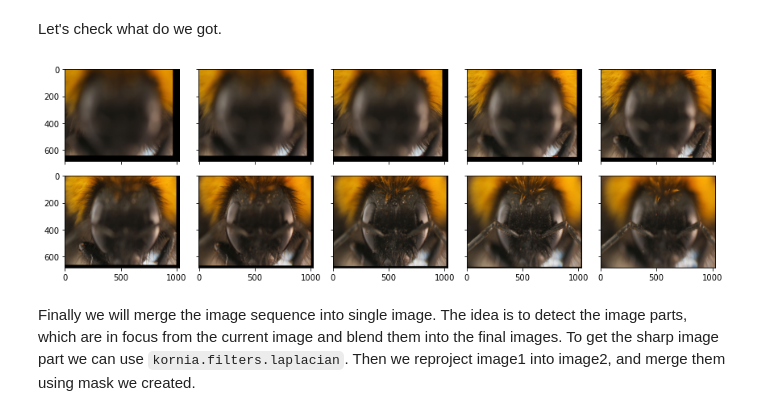
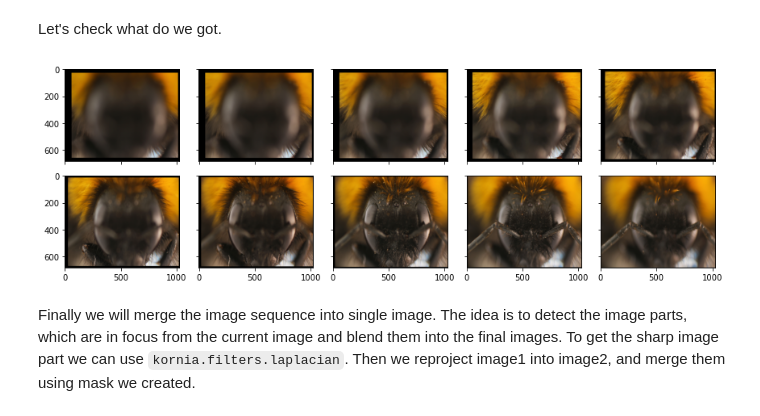
Before and after one commit to kornia/tutorials, a Jupyter notebook: source/image-registration.ipynb, the cells around one changed output. Saved outputs shown, nothing was run; the diff lists cells and outputs as text; code cells hidden in the pictures.

```diff
--- a/source/image-registration.ipynb
+++ b/source/image-registration.ipynb
@@ -84,7 +84,7 @@ for i, fname in tqdm(enumerate(fnames)):
     prev_img = load_timg(fnames[i-1]).to(device)
     curr_img = load_timg(fname).to(device)
     model = registrator.register(prev_img, curr_img)
-    models.append(deepcopy(model().detach()))
+    models.append(deepcopy(model.detach()))
 # %% [markdown]
 Let's take the final (the most close-focused) image as the reference - this means that we have to convert our image transforms from (between `i` and `i+1`) mode into (between `i` and last). We can do it by matrix multiplication.
 # %%
@@ -97,16 +97,16 @@ Let's check what do we got.
 # %%
 fig, axis = plt.subplots(2,5, figsize=(12,4), sharex='all', sharey='all', frameon=False)
 for i, fname in enumerate(fnames):
     if i % 10 != 0:
         continue
     timg = load_timg(fname).to(device)
     j = i//10
-    timg_dst = KG.warp_perspective(timg, models_to_final[i], timg.shape[-2:])
+    timg_dst = KG.homography_warp(timg, models_to_final[i], timg.shape[-2:])
     axis[j//5][j%5].imshow(K.tensor_to_image(timg_dst*255.).astype(np.uint8), aspect='auto')
 plt.subplots_adjust(wspace=.05, hspace=.05)
 fig.tight_layout()
 # %% [output]
-[figure, old version]
+[figure, new version]
 # %% [markdown]
 Finally we will merge the image sequence into single image.
 The idea is to detect the image parts, which are in focus from the current image and blend them into the final images.
```
Also changed, not shown: parts of 2 cells of this notebook.
